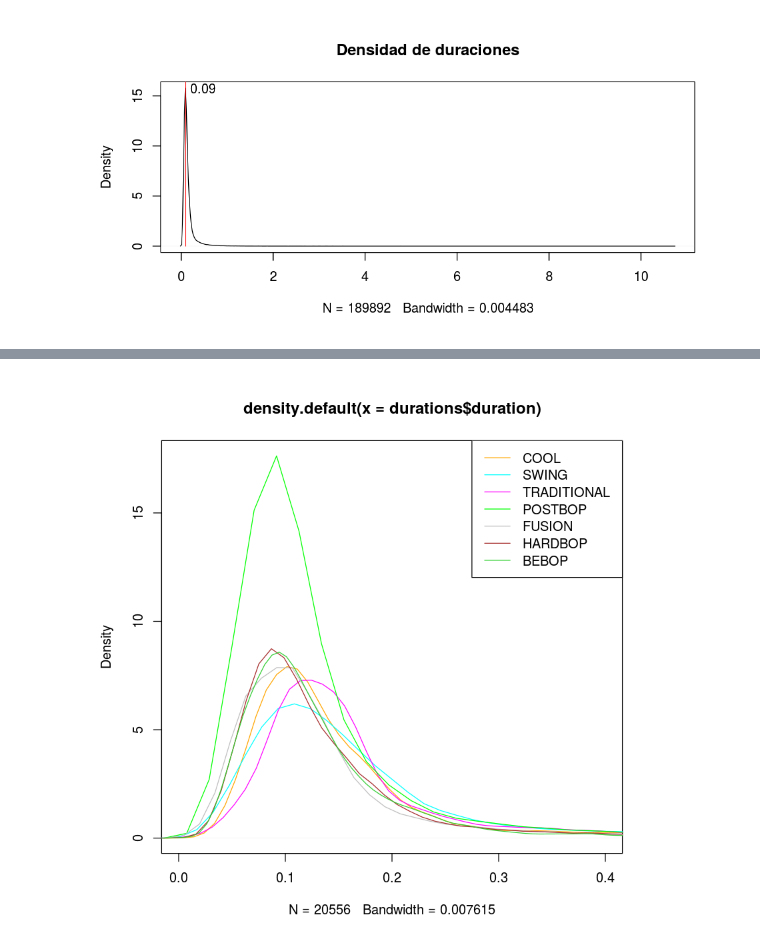
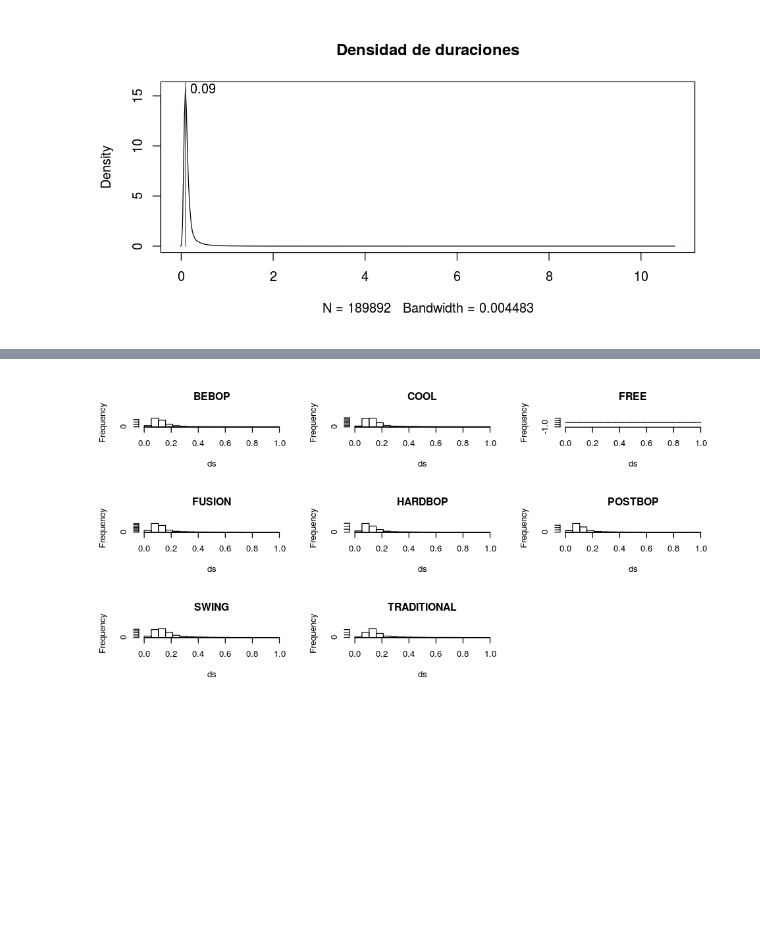
Before and after one commit to m2march/tp_final_r, a Jupyter notebook: tp_final/TP Final.ipynb, the cells around one changed output, grey strips where cells are left out. Cells and saved outputs as stored; diff of their text form; code cells hidden in the pictures; blank space fills up the shorter version.

```diff
--- a/tp_final/TP Final.ipynb
+++ b/tp_final/TP Final.ipynb
@@ -77,4 +146,15 @@ text(x.max + 0.1, max(d$y), labels=c(round(x.max,2)), adj=c(0, 0.5))
+# %%
+par(mfrow=c(ceiling(length(solos.styles[,1]) / 3), 3))
+duration_1.and.style = duration.and.style[duration.and.style$duration < 1,]
+breaks = seq(0, 1, length.out=20)
+for (s in solos.styles[,1]) {
+    ds = duration_1.and.style$duration[duration_1.and.style$style == s]
+    hist(ds, breaks=breaks, main=s)
+}
+# %% [output]
+[figure, added]
 # %%
+u
 styles <- unique(solos.44$style)
 cols = c('orange', 'cyan', 'magenta', 'green', 'grey', 'brown', 'limegreen')
 ymax = 0
@@ -94,5 +174,3 @@ for (style_idx in 1:length(styles)) {
     }
 }
 legend('topright', legend=styles, lty=rep(1, length(styles)), lwd=rep(1, length(styles)), col=cols)
-# %% [output]
-[figure, removed]
```
Also changed, not shown: parts of 12 cells of this notebook.
